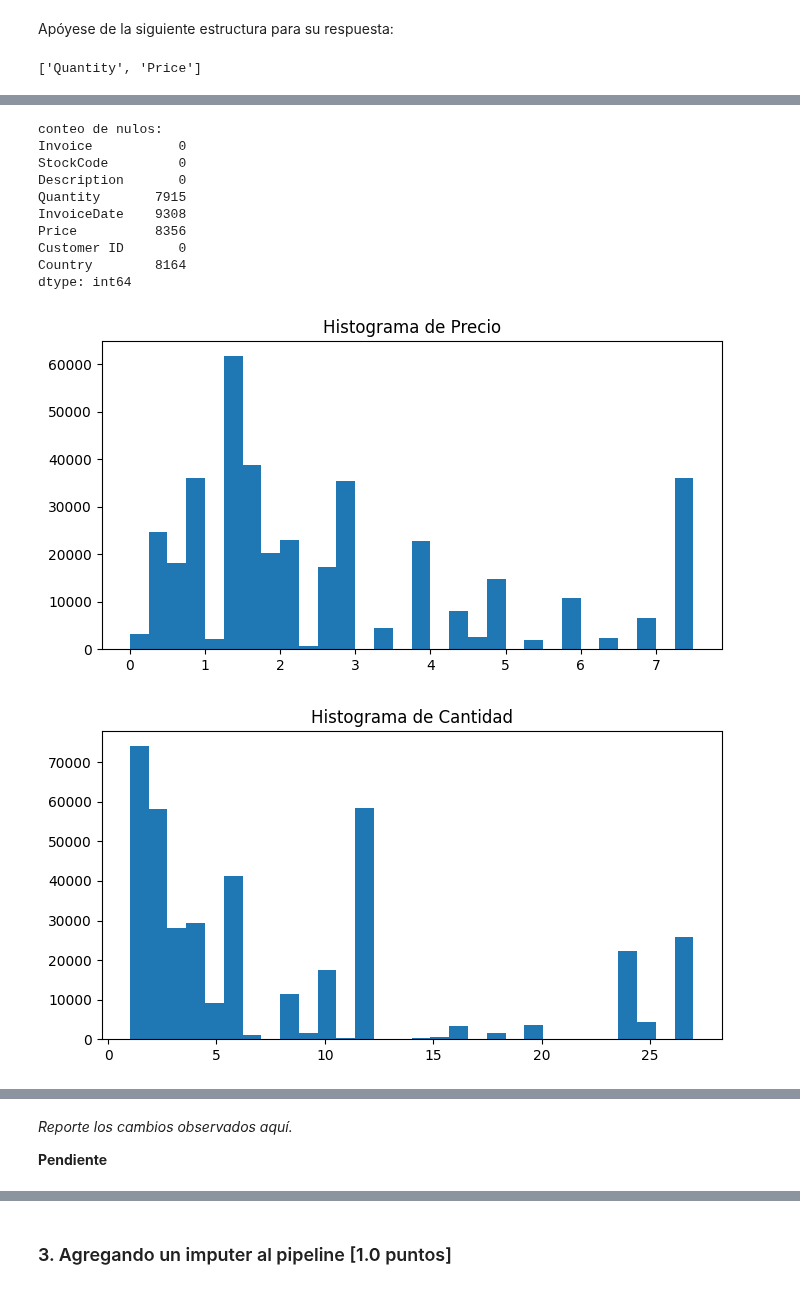
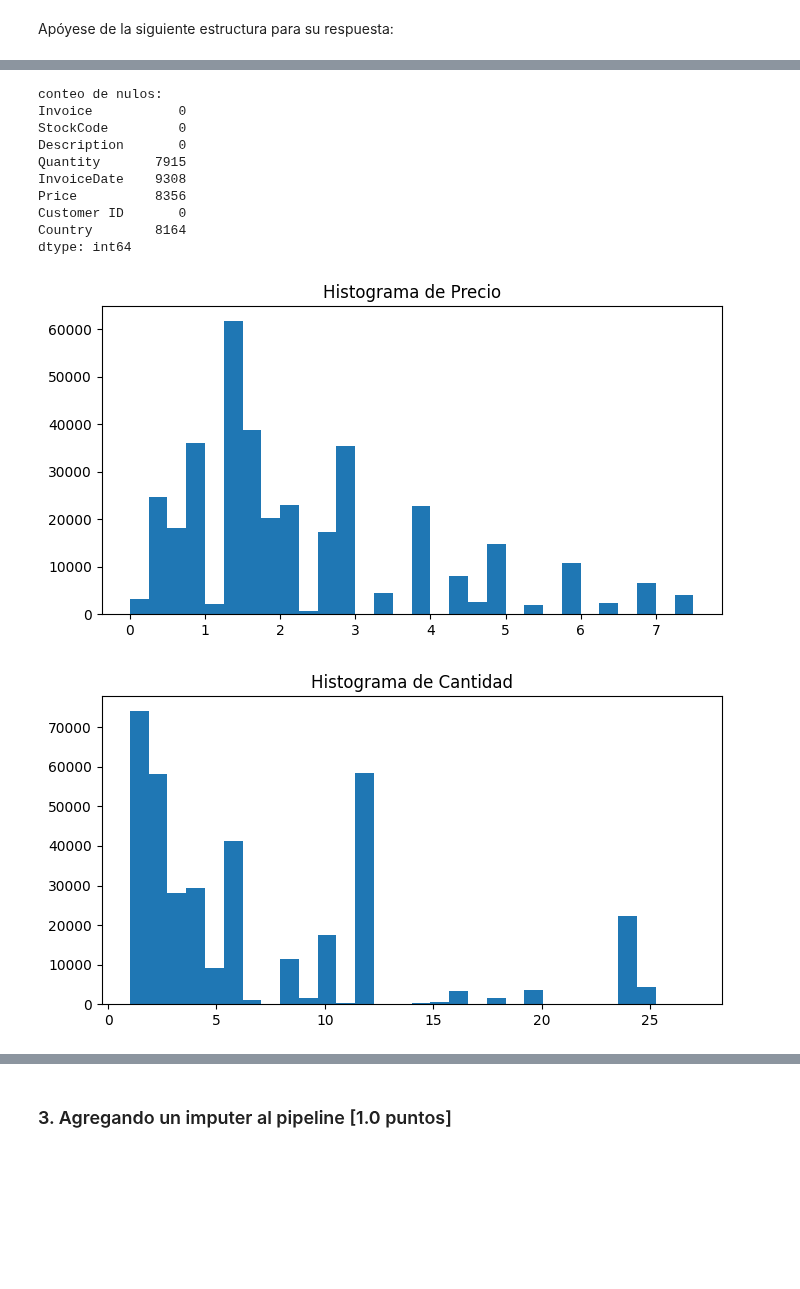
Before and after one commit to jesuvalenzuela/NanSquad, a Jupyter notebook: Lab3/Lab3_Enunciado.ipynb, the cells around one changed output, grey strips where cells are left out. Drawn from its saved outputs; the diff is of its cells as text; code cells hidden in the pictures; blank space fills up the shorter version.

```diff
--- a/Lab3/Lab3_Enunciado.ipynb
+++ b/Lab3/Lab3_Enunciado.ipynb
@@ -237,6 +211,9 @@ class IQR(BaseEstimator, TransformerMixin):
       self.multicolumn = True
       self.column_names = X.columns.tolist()
 
+    else:
+      raise ValueError("X debe ser de tipo Series o DataFrame de pandas")
+
     return self
 
   def transform(self, X):
@@ -282,12 +259,8 @@ Para comenzar introduciéndose en el uso de pipeline, usted decide definir un pi
 **Respuesta:**
 # %% [markdown]
 Apóyese de la siguiente estructura para su respuesta:
-# %%
-df_retail.select_dtypes(include='number').columns.values.tolist()
-# %% [output]
-['Quantity', 'Price']
 # %%
-# Definicion las variables que pasarán por cada pipeline
+# Definicion de las variables que pasarán por cada pipeline
 numerical_columns = df_retail.select_dtypes(include='number').columns.values.tolist()
 categorical_columns = df_retail.select_dtypes(exclude='number').columns.values.tolist()
 
@@ -297,39 +270,33 @@ numeric_transformations = Pipeline([
     ])
 
 # ColumnTransformer
 column_transformer = ColumnTransformer([
                     ('numerical',  numeric_transformations, numerical_columns),
                     ('categorical', 'passthrough', categorical_columns)
                     ],
                     verbose_feature_names_out=False)
 
 column_transformer.set_output(transform='pandas')
 
 # Aplicamos ColumnTransformer a los datos
 df_iqr = column_transformer.fit_transform(df_retail)
 
 # Gráficos
 explore_data(df_retail)
 explore_data(df_iqr)
-
-#OPCIONAL
-dif = (df_retail[numerical_columns] != df_iqr[numerical_columns]).sum() # dif muestra cuántos valores cambiaron por columna
-
-before = df_retail[numerical_columns].describe() #Comparar estadísticas
-after  = df_iqr[numerical_columns].describe()
 # %% [output]
 [figure]
 [figure]
 conteo de nulos:
 Invoice           0
 StockCode         0
 Description       0
 Quantity       7915
 InvoiceDate    9308
 Price          8356
 Customer ID       0
 Country        8164
 dtype: int64
-[figure, old version]
+[figure, new version]
-[figure, old version]
+[figure, new version]
 conteo de nulos:
@@ -344,5 +311 @@ Country        8164
 dtype: int64
-# %% [markdown]
-*Reporte los cambios observados aquí.*
-
-**Pendiente**
```
Also changed, not shown: parts of 12 cells of this notebook.
